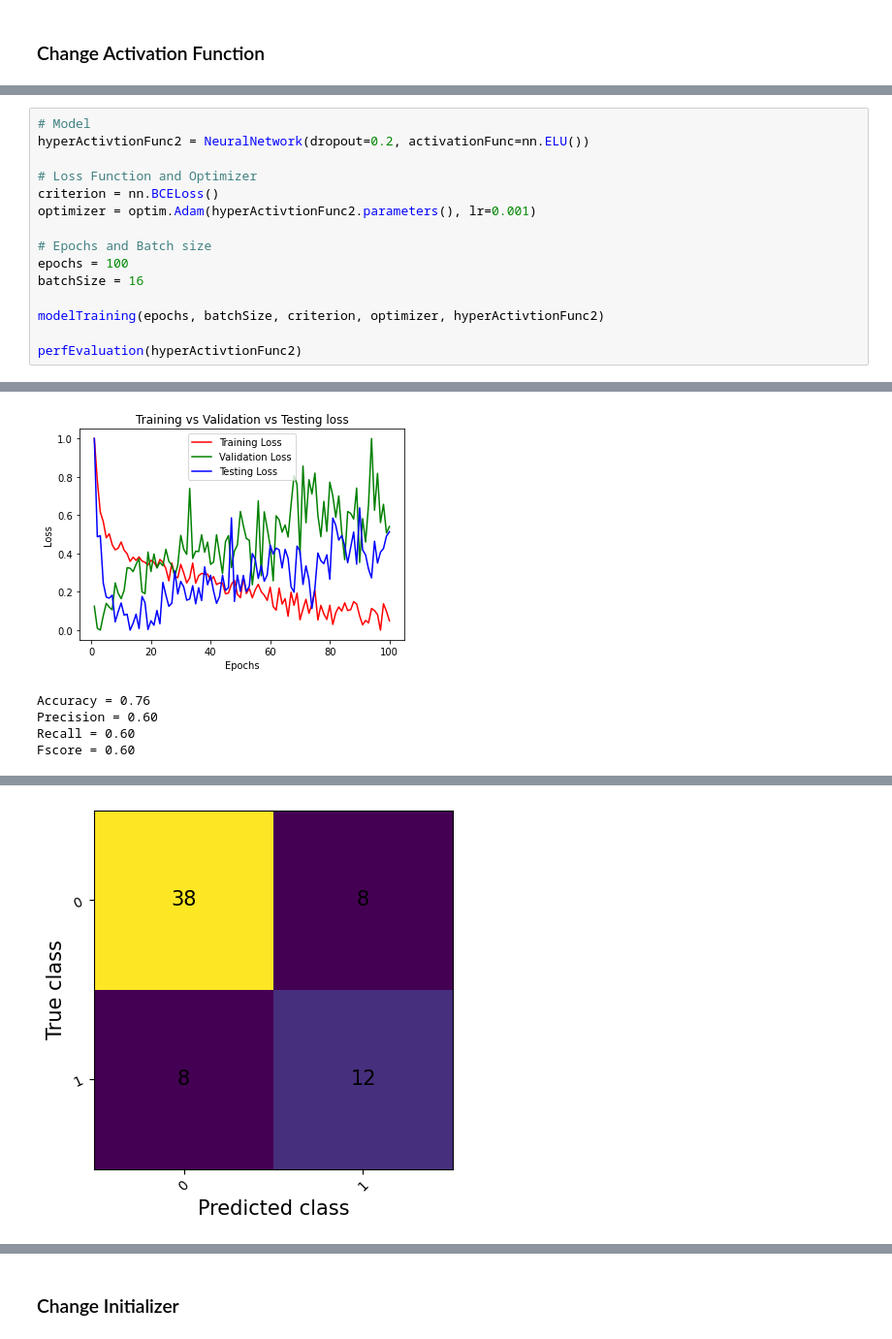
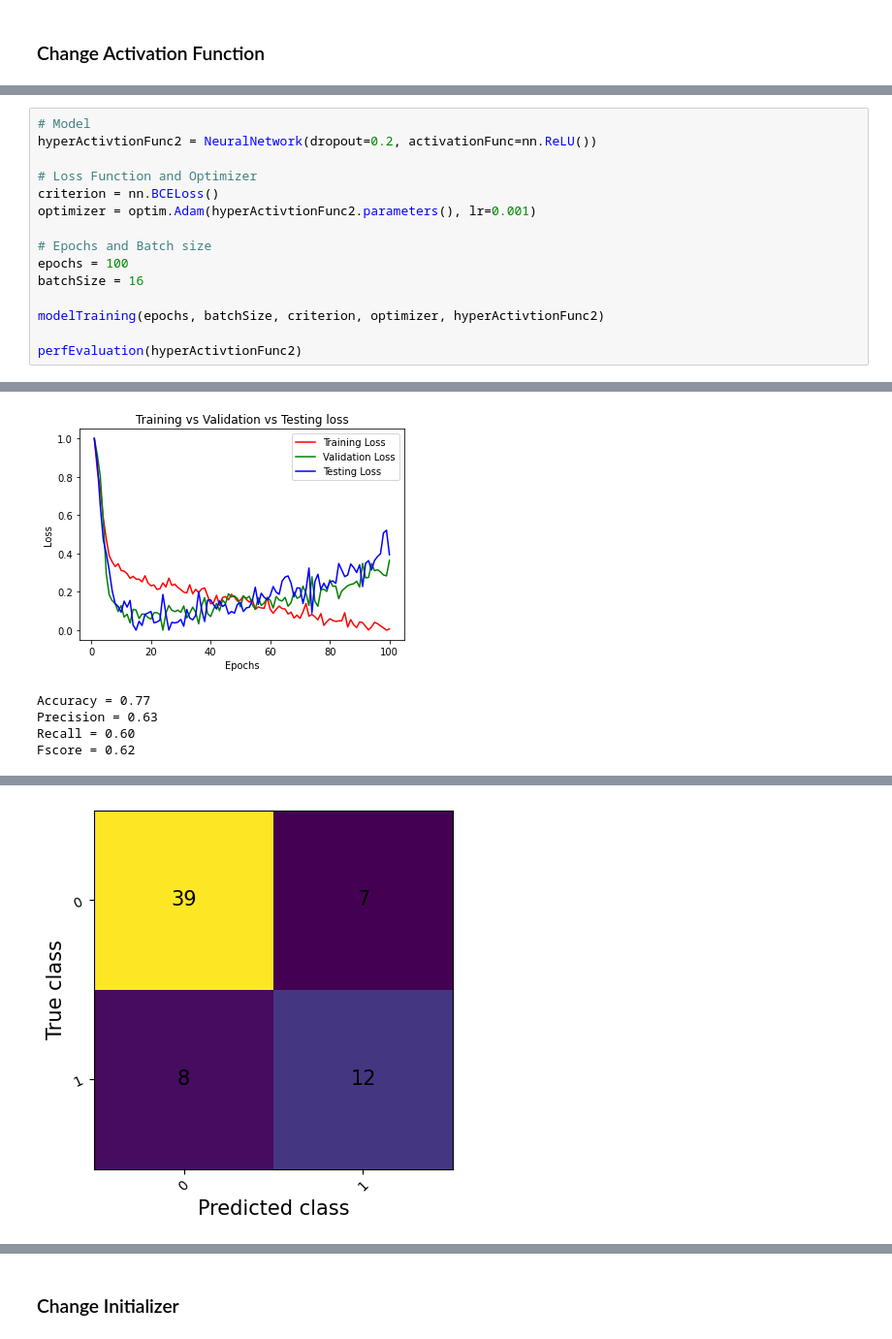
Before and after one commit to UBCSE-ngupta22/CSE574_Assign2, a Jupyter notebook: ngupta22_pandey7_assignment2_part_1_2.ipynb, the cells around one changed output, grey strips where cells are left out. Shown at 97% size. Drawn from its saved outputs; the diff is of its cells as text.

```diff
--- a/ngupta22_pandey7_assignment2_part_1_2.ipynb
+++ b/ngupta22_pandey7_assignment2_part_1_2.ipynb
@@ -742,6 +742,6 @@ Fscore = 0.47
 # %%
 # Model
-hyperActivtionFunc2 = NeuralNetwork(dropout=0.2, activationFunc=nn.ELU())
+hyperActivtionFunc2 = NeuralNetwork(dropout=0.2, activationFunc=nn.ReLU())
 
 # Loss Function and Optimizer
 criterion = nn.BCELoss()
@@ -775,7 +775,7 @@ Time to train = 4.19
-[figure, old version]
+[figure, new version]
-Accuracy = 0.76
-Precision = 0.60
+Accuracy = 0.77
+Precision = 0.63
 Recall = 0.60
-Fscore = 0.60
+Fscore = 0.62
 [figure]
 [figure]
```
Also changed, not shown: parts of 26 cells of this notebook, 2 other files.
